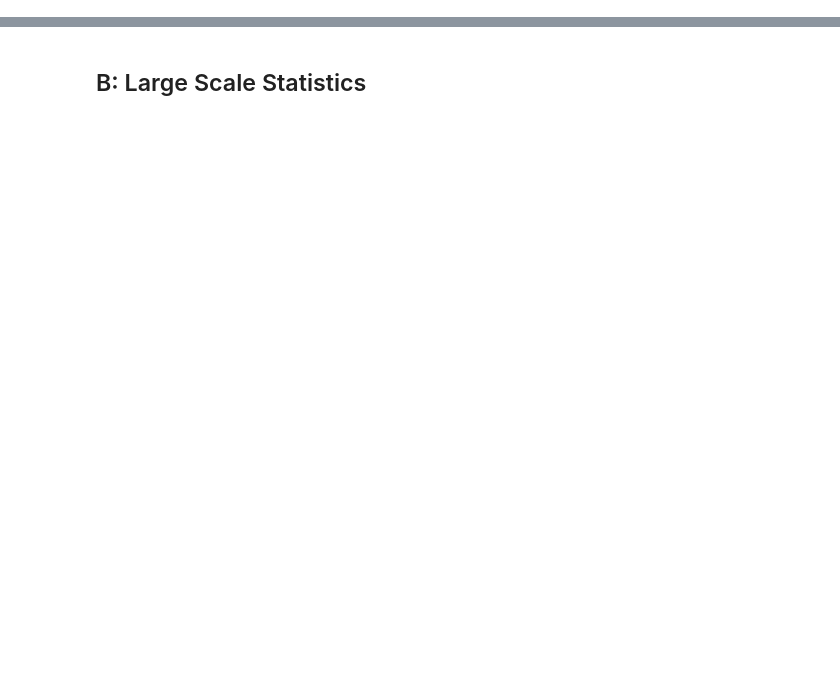
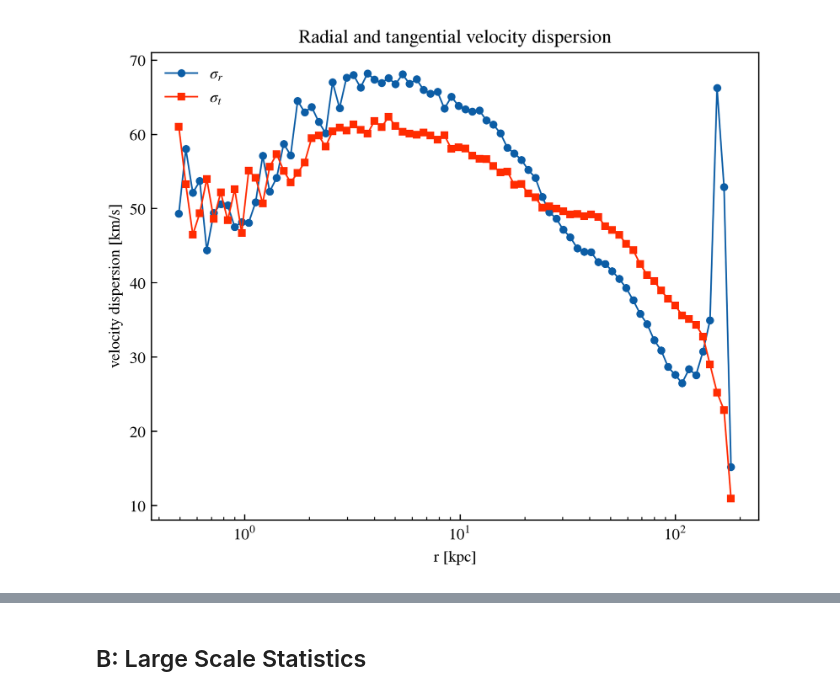
Before and after one commit to luisiee/paa-tana-project, a Jupyter notebook: part1.ipynb, the cells around one changed output, grey strips where cells are left out. Saved outputs shown, nothing was run; the diff lists cells and outputs as text; code cells hidden in the pictures; blank space fills up the shorter version.

```diff
--- a/part1.ipynb
+++ b/part1.ipynb
@@ -9,0 +34,4 @@ plt.style.use("src/nicefigures.mplstyle")
+# %%
+a.velocity_dispersions(data_path, n_bins=80, plot=True, output=f"{OUTPUT}/dm_dispersions.png");
+# %% [output]
+[figure, added]
```
Also changed, not shown: parts of 11 cells of this notebook, 10 other files.
